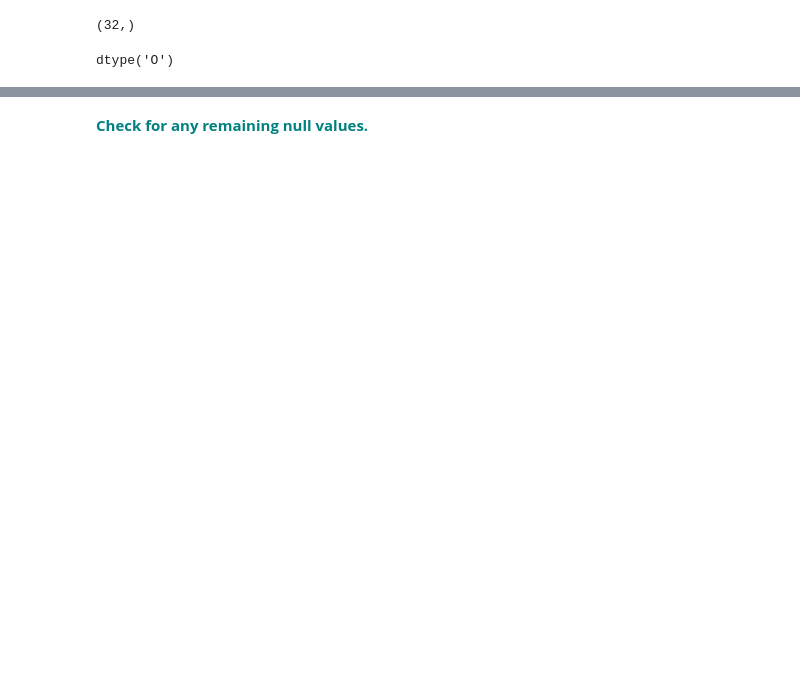
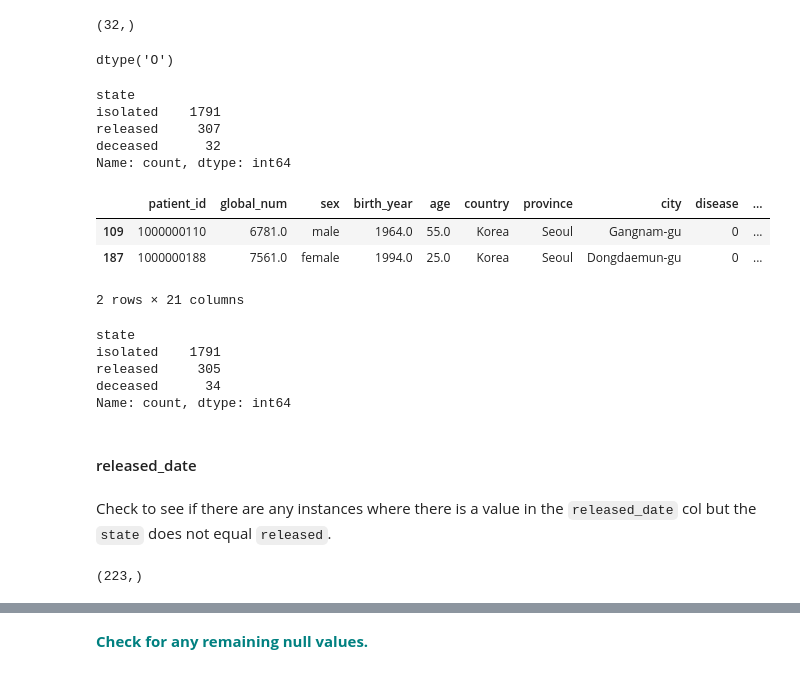
Before and after one commit to blue-santa/sprinboard-data-science-2026, a Jupyter notebook: 14-supervised-learning/04-ensemble-methods-and-random-forest/RandomForest_casestudy_covid19.ipynb, the cells around one changed output, grey strips where cells are left out. Drawn from its saved outputs; the diff is of its cells as text; code cells hidden in the pictures; blank space fills up the shorter version.

Commit message:
develop thru released_date col

```diff
--- a/14-supervised-learning/04-ensemble-methods-and-random-forest/RandomForest_casestudy_covid19.ipynb
+++ b/14-supervised-learning/04-ensemble-methods-and-random-forest/RandomForest_casestudy_covid19.ipynb
@@ -427,3 +457,18 @@ df['deceased_date'][df['deceased_date'].isna() == False].shape
 df['deceased_date'].dtype
 # %% [output]
 dtype('O')
+# %%
+df['state'].value_counts()
+# %% [output]
+state
+isolated    1791
+released     307
+deceased      32
+Name: count, dtype: int64
+# %%
+df[(df['state'] != 'deceased') & (df['deceased_date'].isna() == False)]
+# %% [output]
+|  | patient_id | global_num | sex | birth_year | age | country | province | city | disease | ... |
+| 109 | 1000000110 | 6781.0 | male | 1964.0 | 55.0 | Korea | Seoul | Gangnam-gu | 0 | ... |
+| 187 | 1000000188 | 7561.0 | female | 1994.0 | 25.0 | Korea | Seoul | Dongdaemun-gu | 0 | ... |
+2 rows × 21 columns
@@ -429,0 +477,16 @@ dtype('O')
+# %%
+df['state'].value_counts()
+# %% [output]
+state
+isolated    1791
+released     305
+deceased      34
+Name: count, dtype: int64
+# %% [markdown]
+#### released_date
+# %% [markdown]
+Check to see if there are any instances where there is a value in the `released_date` col but the `state` does not equal `released`.
+# %%
+df['released_date'][df['released_date'].isna() == False].shape
+# %% [output]
+(223,)
```
Also changed, not shown: parts of 23 cells of this notebook, 2 other files.
